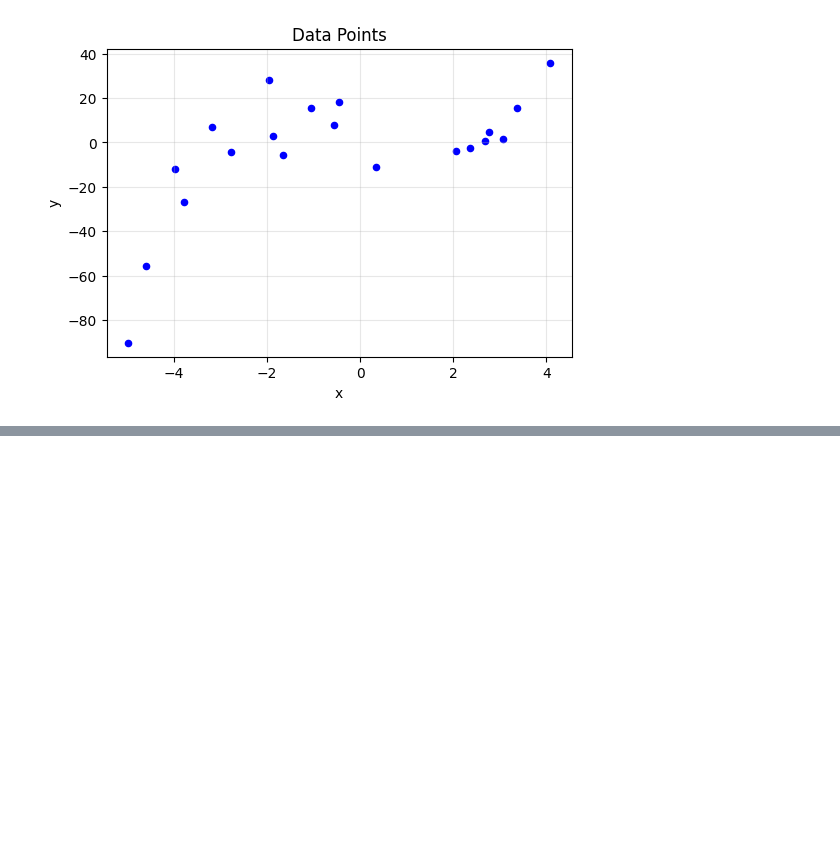
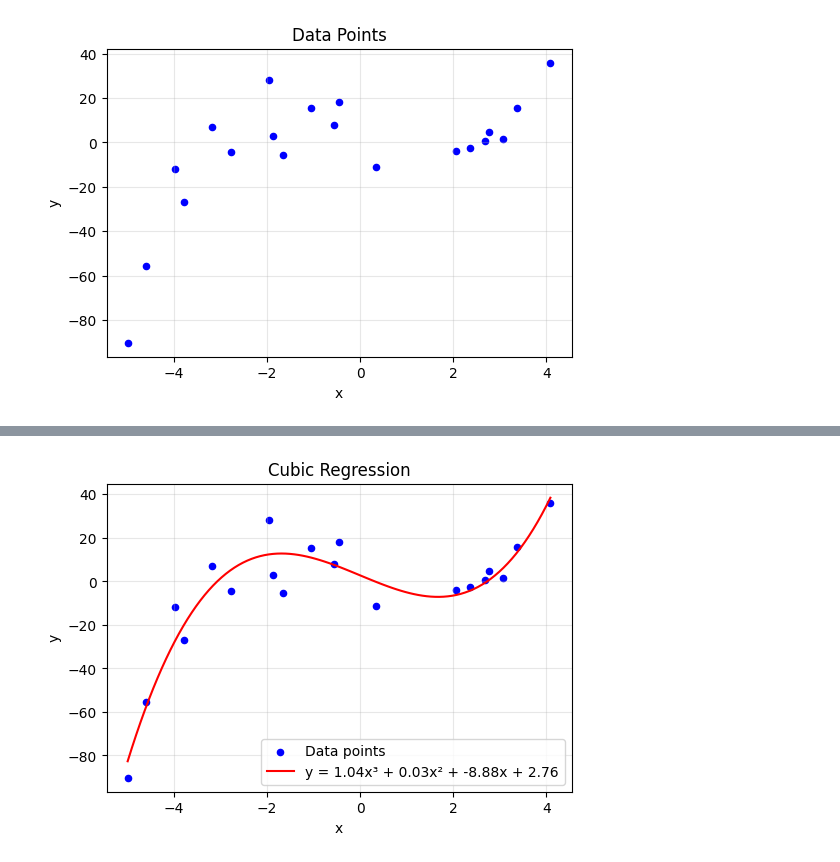
Before and after one commit to ztjona/taller-m-nimos-cuadrados, a Jupyter notebook: min_sqrt.ipynb, the cells around one changed output, grey strips where cells are left out. Saved outputs shown, nothing was run; the diff lists cells and outputs as text; code cells hidden in the pictures; blank space fills up the shorter version.

Commit message:
:bookmark: upload solution for cubic interpolation

```diff
--- a/min_sqrt.ipynb
+++ b/min_sqrt.ipynb
@@ -268,0 +378,5 @@ plt.show()
+# %%
+a, b, c, d = ajustar_min_cuadrados(
+    xs, ys, gradiente=[der_parcial_a, der_parcial_b, der_parcial_c, der_parcial_d]
+)
+print(f"a: {a}, b: {b}, c: {c}, d: {d}")
@@ -268,0 +386,21 @@ plt.show()
+# %%
+plt.figure(figsize=(6, 4))
+
+# Plot the original data points
+plt.scatter(xs, ys, color="blue", label="Data points", s=20)
+
+# Plot the fitted cubic curve
+x_line = np.linspace(min(xs), max(xs), 100)
+y_line = a * x_line**3 + b * x_line**2 + c * x_line + d
+plt.plot(
+    x_line, y_line, color="red", label=f"y = {a:.2f}x³ + {b:.2f}x² + {c:.2f}x + {d:.2f}"
+)
+
+plt.xlabel("x")
+plt.ylabel("y")
+plt.title("Cubic Regression")
+plt.legend()
+plt.grid(True, alpha=0.3)
+plt.show()
+# %% [output]
+[figure, added]
```
Also changed, not shown: parts of 11 cells of this notebook.
